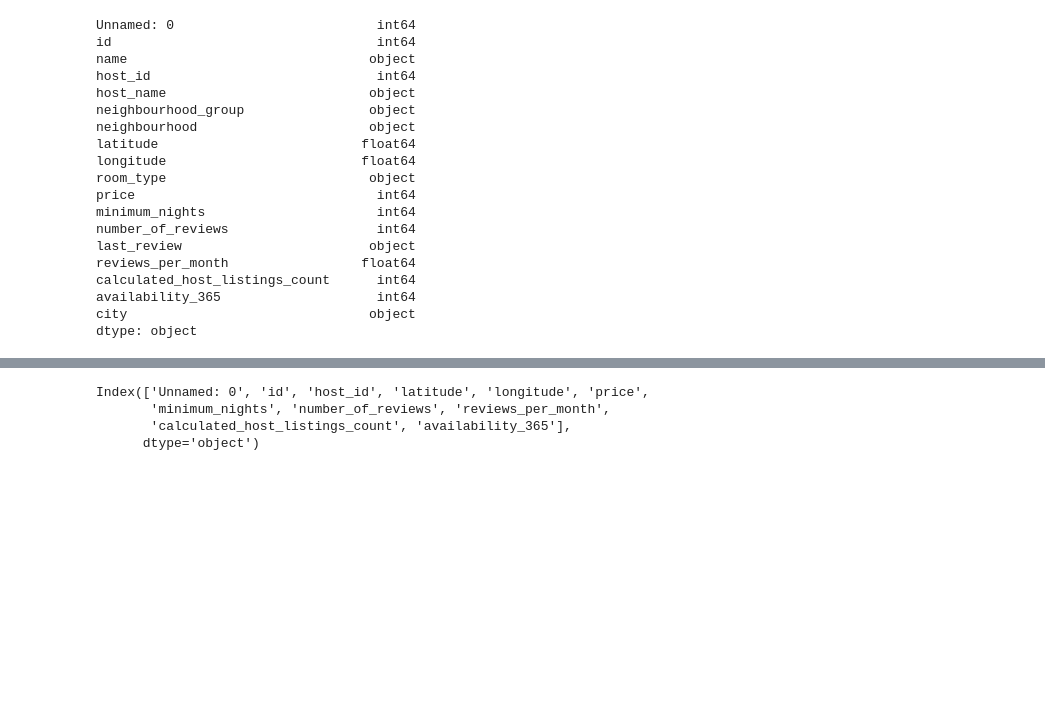
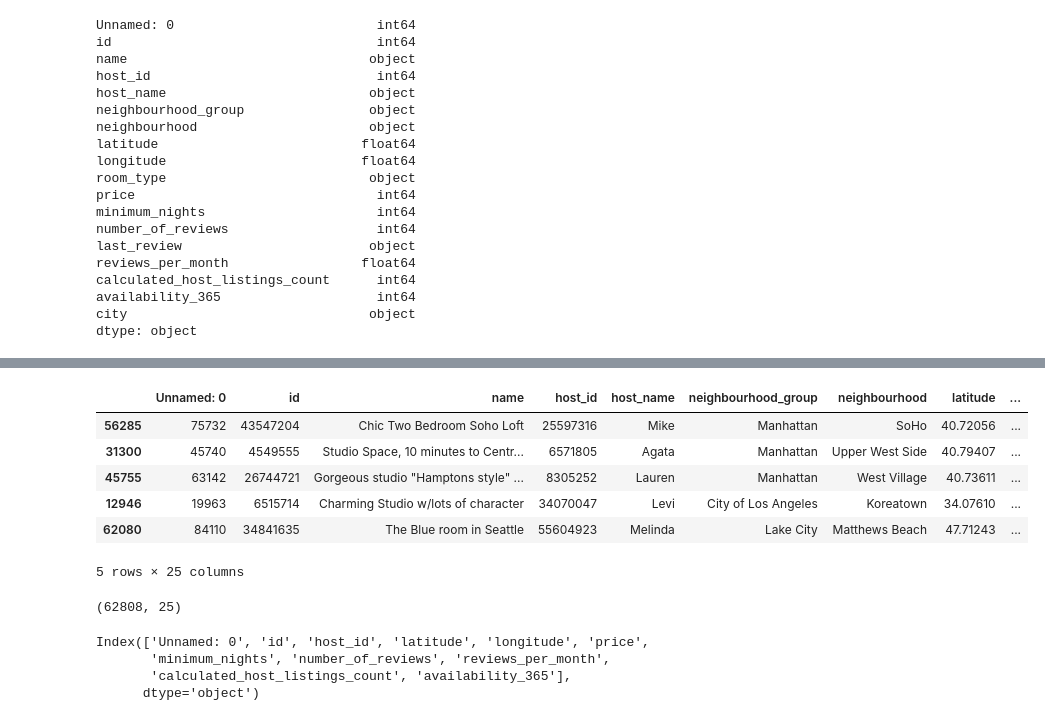
Before and after one commit to malakmosly/Capstone2, a Jupyter notebook: Airbnb Data Preprocessing and Training.ipynb, the cells around one changed output, grey strips where cells are left out. Drawn from its saved outputs; the diff is of its cells as text; code cells hidden in the pictures; blank space fills up the shorter version.

```diff
--- a/Airbnb Data Preprocessing and Training.ipynb
+++ b/Airbnb Data Preprocessing and Training.ipynb
@@ -52,3 +52,17 @@ dummy.head()
+# %%
+dummy.sample(5)
+# %% [output]
+|  | Unnamed: 0 | id | name | host_id | host_name | neighbourhood_group | neighbourhood | latitude | ... |
+| 56285 | 75732 | 43547204 | Chic Two Bedroom Soho Loft | 25597316 | Mike | Manhattan | SoHo | 40.72056 | ... |
+| 31300 | 45740 | 4549555 | Studio Space, 10 minutes to Centr... | 6571805 | Agata | Manhattan | Upper West Side | 40.79407 | ... |
+| 45755 | 63142 | 26744721 | Gorgeous studio "Hamptons style" ... | 8305252 | Lauren | Manhattan | West Village | 40.73611 | ... |
+| 12946 | 19963 | 6515714 | Charming Studio w/lots of character | 34070047 | Levi | City of Los Angeles | Koreatown | 34.07610 | ... |
+| 62080 | 84110 | 34841635 | The Blue room in Seattle | 55604923 | Melinda | Lake City | Matthews Beach | 47.71243 | ... |
+5 rows × 25 columns
+# %%
+dummy.shape
+# %% [output]
+(62808, 25)
 # %%
 scaler = StandardScaler()
 # %%
```
Also changed, not shown: parts of 19 cells of this notebook.
